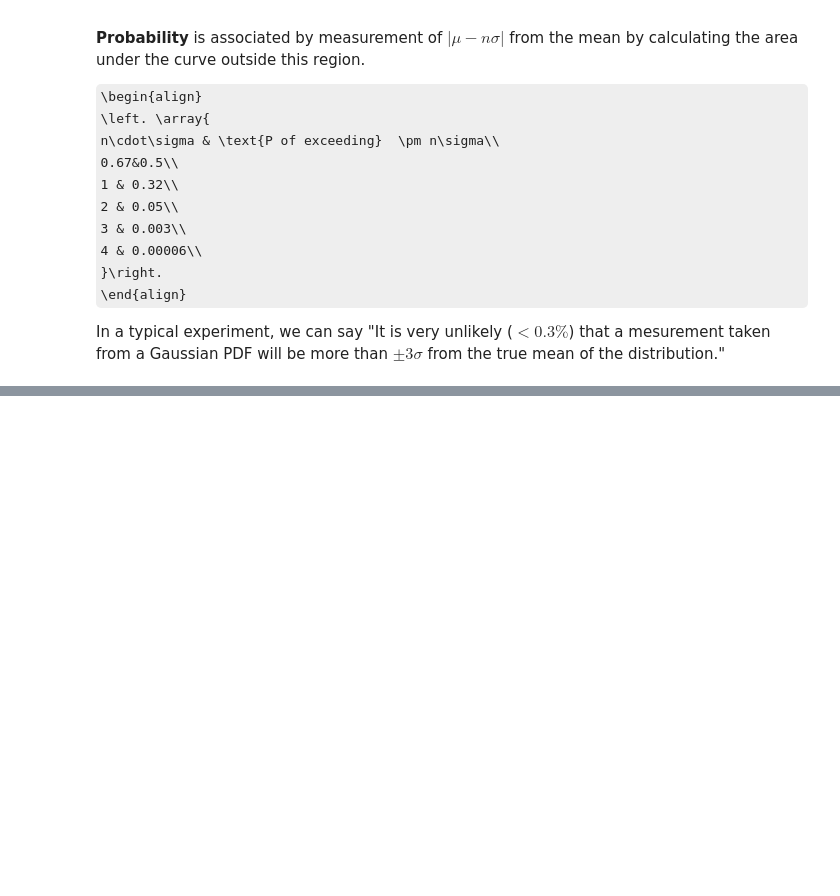
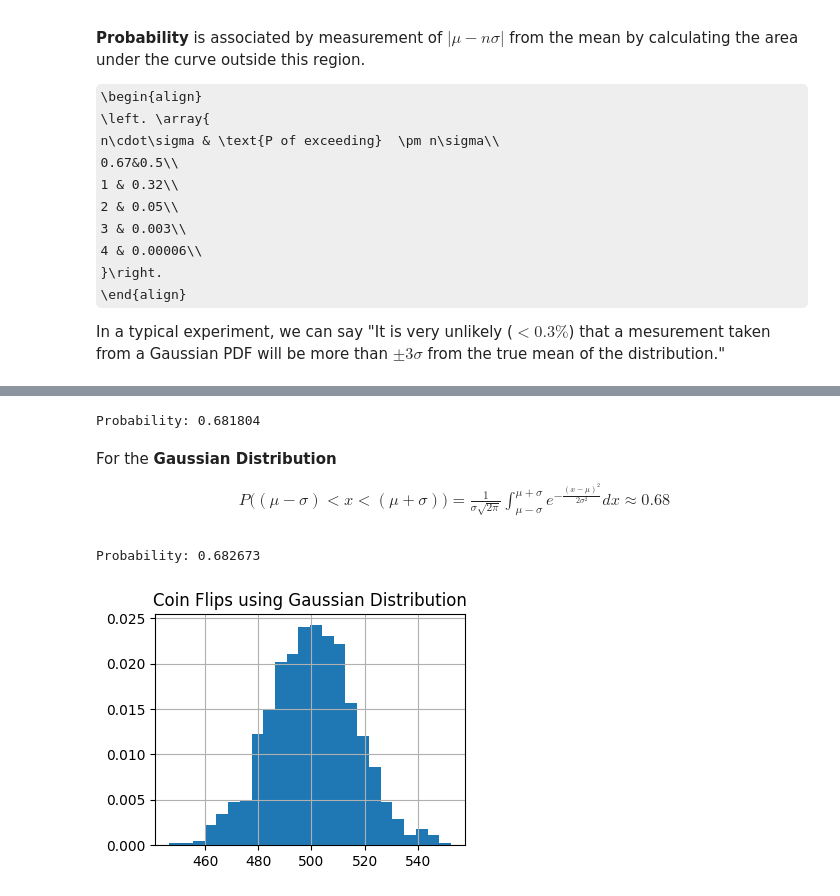
Before and after one commit to akalingking/quant-finance-lectures, a Jupyter notebook: 03_statistics/04_statistical_models-gaussian.ipynb, the cells around one changed output, grey strips where cells are left out. Cells and saved outputs as stored; diff of their text form; code cells hidden in the pictures; some formulas as TeX source; blank space fills up the shorter version.

```diff
--- a/03_statistics/04_statistical_models-gaussian.ipynb
+++ b/03_statistics/04_statistical_models-gaussian.ipynb
@@ -68,0 +119,34 @@ plt.show()
+# %%
+# Calculate the area under the curve
+f = lambda x: np.exp(-((x-mu)/sigma)**2/2) / sigma / np.sqrt(2 * np.pi)
+# Filter the lower and upper bounds
+x_i = [i for i in x if i >= a and i <= b]
+x_i = [f(x) for x in x_i]
+x_i = [x*dx for x in x_i]
+P = np.sum(x_i)
+print(f"Probability: {P:.6f}")
+# %% [output]
+Probability: 0.681804
+# %% [markdown]
+For the **Gaussian Distribution**
+\begin{align}
+P\big((\mu-\sigma) \lt x \lt (\mu+\sigma)\big)=\frac{1}{\sigma\sqrt{2\pi}} \int_{\mu-\sigma}^{\mu+\sigma} e^{-\frac{(x-\mu)^2}{2\sigma^2}}dx \approx 0.68
+\end{align}
+# %%
+# 2. Calculate P using the Gaussian Distribution
+# 27.056 is the approximate integral with the limits of [mu-sigma, mu+sigma]
+# Approximate of the integral term: 27.05655452041353
+val = 1/(sigma*np.sqrt(2*np.pi))*27.05655452041353
+print(f"Probability: {val:.6f}")
+
+# Plot the same using Gaussian Distribution
+model = norm(mu,sigma)
+r = model.rvs(size=N)
+fig, ax = plt.subplots(1,1,figsize=(4,3))
+ax.hist(r, density=True, bins="auto", label="Random Samples")
+ax.set_title("Coin Flips using Gaussian Distribution")
+plt.grid(":")
+plt.show()
+# %% [output]
+Probability: 0.682673
+[figure, added]
```
Also changed, not shown: parts of 5 cells of this notebook.
